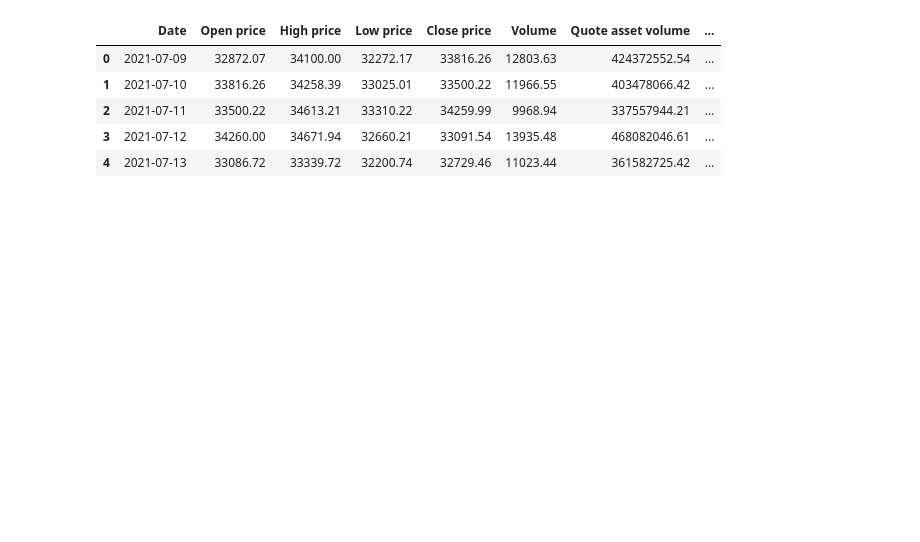
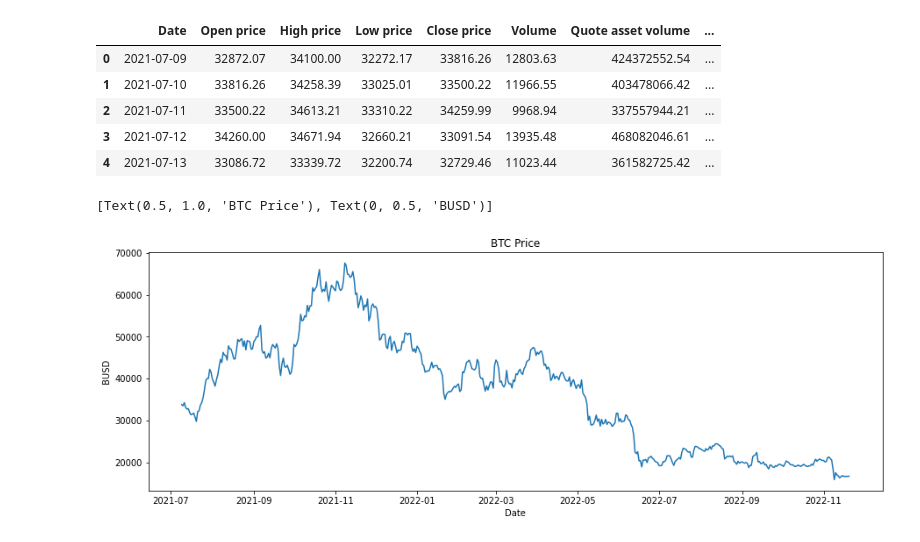
Before and after one commit to JuanPabloVeliz/Coder-DS, a Jupyter notebook: Entregables/Desafio_APIS_Veliz.ipynb, the cells around one changed output. Drawn from its saved outputs; the diff is of its cells as text; code cells hidden in the pictures; blank space fills up the shorter version.

```diff
--- a/Entregables/Desafio_APIS_Veliz.ipynb
+++ b/Entregables/Desafio_APIS_Veliz.ipynb
@@ -66,0 +57,6 @@ fig.show()
+# %%
+fig, ax = plt.subplots(figsize=[15,5])
+sns.lineplot(y=df["Close price"], x=df["Date"]).set(title=base_asset+" Price", ylabel=price_asset)
+# %% [output]
+[Text(0.5, 1.0, 'BTC Price'), Text(0, 0.5, 'BUSD')]
+[figure, added]
```
Also changed, not shown: parts of 2 cells of this notebook.
